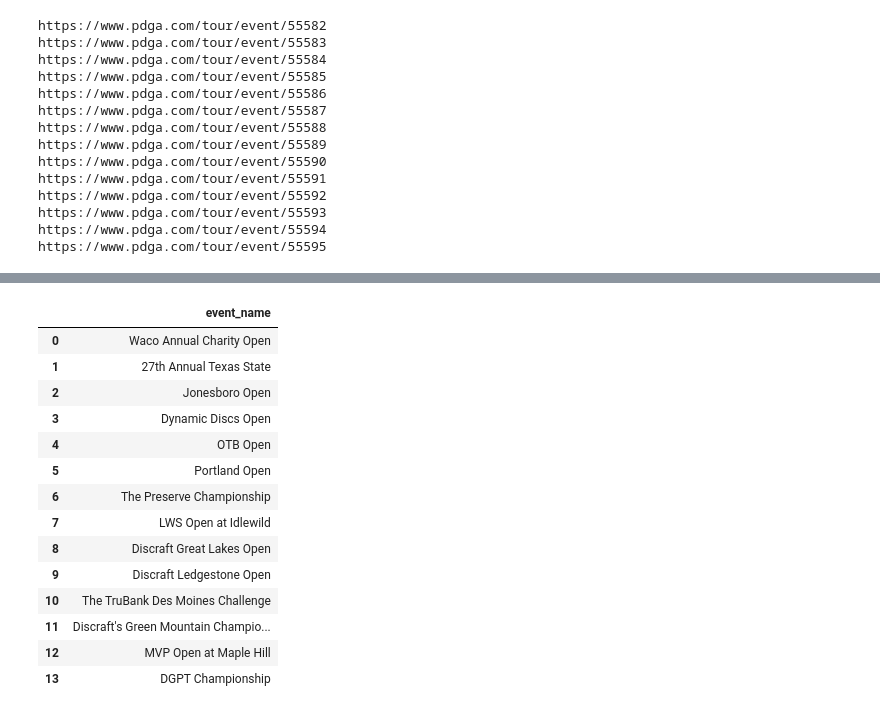
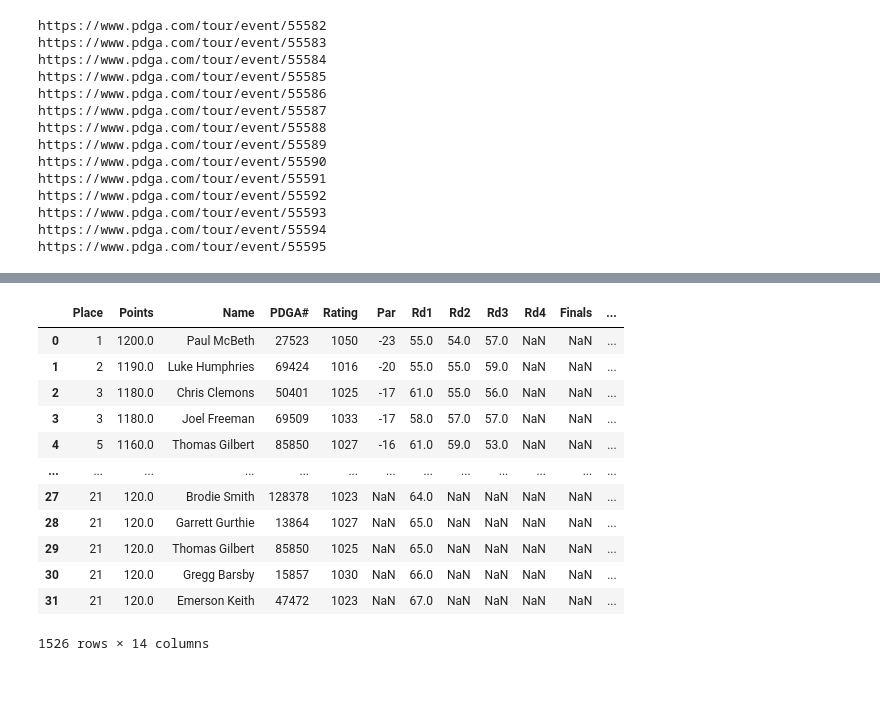
Before and after one commit to jamorgan8/disc-golf-analysis, a Jupyter notebook: notebooks/2022_tourney_results_scrape.ipynb, the cells around one changed output, grey strips where cells are left out. Cells and saved outputs as stored; diff of their text form; code cells hidden in the pictures; blank space fills up the shorter version.

```diff
--- a/notebooks/2022_tourney_results_scrape.ipynb
+++ b/notebooks/2022_tourney_results_scrape.ipynb
@@ -32,3 +32,7 @@ print(soup.prettify()) ##print in a more readable form
                        </a>
                       </td>
                       <td class
+# %%
+event_name = pd.read_csv('../data/tour_events.csv')
+event_name = list(event_name['event_name']) ##convert to list to iterate over in loop
+event_name
@@ -57,23 +76,28 @@ https://www.pdga.com/tour/event/55594
 https://www.pdga.com/tour/event/55595
 # %%
 event = 55582  ##first event id
-results_big = []  ##empty list to be filled by loop
+loop_df = pd.DataFrame()
+results_big = pd.DataFrame() ##empty list to be filled by loop
+ind = 0
 
 ##loop to iterate over event urls
 while event != 55596 :
     url = f"https://www.pdga.com/tour/event/{event}"
     response = requests.get(url)
     soup = bs(response.text)
+    print(ind)
 
 
 #for loop to pull specific tables from pdga pages
     for y in soup:
         y = pd.read_html(str(soup))
-        df = y[1]
-        results_big.append(df)
+        loop_df = y[1]
+        loop_df['Event Name'] = event_name[ind]
+        results_big = pd.concat([results_big, loop_df])
         print(event)
         break
-    event = event+1
+    event += 1
+    ind += 1
 
 results_big
 # %% [output]
@@ -111,19 +134,18 @@ results_big
-# %%
-events = pd.read_csv('../data/tour_events.csv')
-events
-# %% [output]
-|  | event_name |
-| 0 | Waco Annual Charity Open |
-| 1 | 27th Annual Texas State |
-| 2 | Jonesboro Open |
-| 3 | Dynamic Discs Open |
-| 4 | OTB Open |
-| 5 | Portland Open |
-| 6 | The Preserve Championship |
-| 7 | LWS Open at Idlewild |
-| 8 | Discraft Great Lakes Open |
-| 9 | Discraft Ledgestone Open |
-| 10 | The TruBank Des Moines Challenge |
-| 11 | Discraft's Green Mountain Champio... |
-| 12 | MVP Open at Maple Hill |
-| 13 | DGPT Championship |
+# %%
+results_big.drop(['Unnamed: 7','Unnamed: 9','Unnamed: 13','Unnamed: 6','Unnamed: 8','Unnamed: 10','Unnamed: 11','Unnamed: 12'], axis=1, inplace=True)
+results_big = results_big.iloc[:,[0,1,2,3,4,5,6,7,8,13,12,9,10,11]]
+results_big
+# %% [output]
+|  | Place | Points | Name | PDGA# | Rating | Par | Rd1 | Rd2 | Rd3 | Rd4 | Finals | ... |
+| 0 | 1 | 1200.0 | Paul McBeth | 27523 | 1050 | -23 | 55.0 | 54.0 | 57.0 | NaN | NaN | ... |
+| 1 | 2 | 1190.0 | Luke Humphries | 69424 | 1016 | -20 | 55.0 | 55.0 | 59.0 | NaN | NaN | ... |
+| 2 | 3 | 1180.0 | Chris Clemons | 50401 | 1025 | -17 | 61.0 | 55.0 | 56.0 | NaN | NaN | ... |
+| 3 | 3 | 1180.0 | Joel Freeman | 69509 | 1033 | -17 | 58.0 | 57.0 | 57.0 | NaN | NaN | ... |
+| 4 | 5 | 1160.0 | Thomas Gilbert | 85850 | 1027 | -16 | 61.0 | 59.0 | 53.0 | NaN | NaN | ... |
+| ... | ... | ... | ... | ... | ... | ... | ... | ... | ... | ... | ... | ... |
+| 27 | 21 | 120.0 | Brodie Smith | 128378 | 1023 | NaN | 64.0 | NaN | NaN | NaN | NaN | ... |
+| 28 | 21 | 120.0 | Garrett Gurthie | 13864 | 1027 | NaN | 65.0 | NaN | NaN | NaN | NaN | ... |
+| 29 | 21 | 120.0 | Thomas Gilbert | 85850 | 1025 | NaN | 65.0 | NaN | NaN | NaN | NaN | ... |
+| 30 | 21 | 120.0 | Gregg Barsby | 15857 | 1030 | NaN | 66.0 | NaN | NaN | NaN | NaN | ... |
+| 31 | 21 | 120.0 | Emerson Keith | 47472 | 1023 | NaN | 67.0 | NaN | NaN | NaN | NaN | ... |
+1526 rows × 14 columns
```
Also changed, not shown: parts of 15 cells of this notebook, 4 other files.
